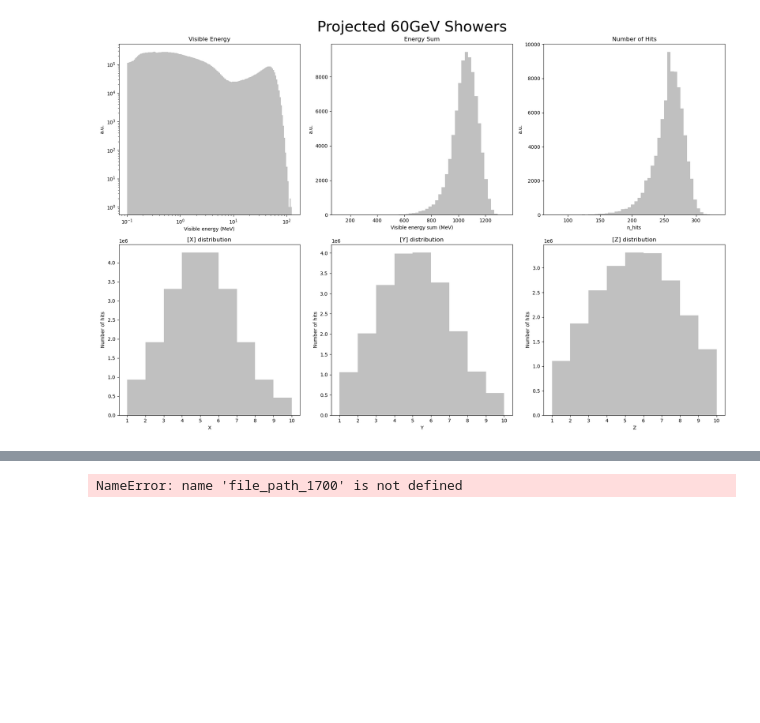
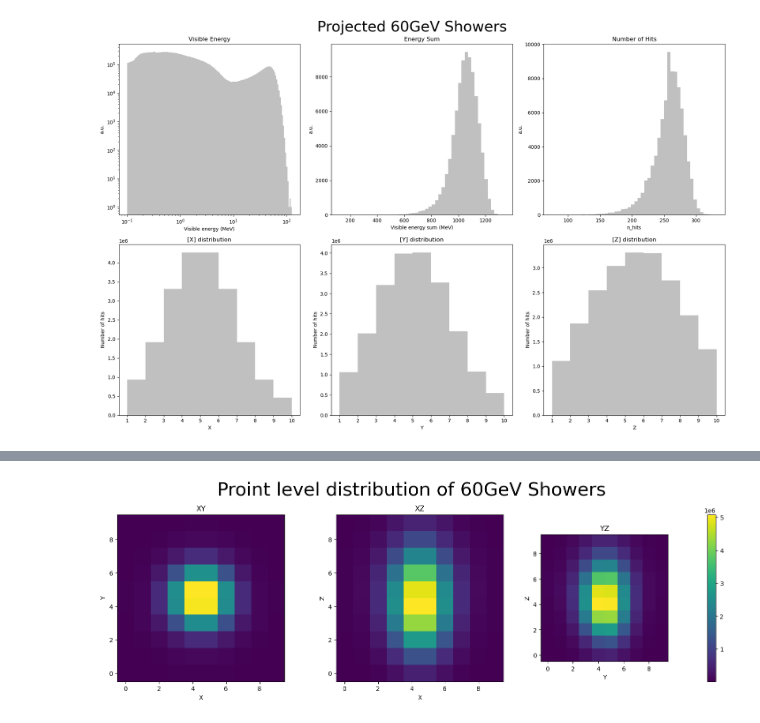
Before and after one commit to HenningRose/Shower_Visualization, a Jupyter notebook: shower_plots.ipynb, the cells around one changed output, grey strips where cells are left out. Drawn from its saved outputs; the diff is of its cells as text; code cells hidden in the pictures; blank space fills up the shorter version.

```diff
--- a/shower_plots.ipynb
+++ b/shower_plots.ipynb
@@ -147,5 +156,5 @@ threedplot(file_path_1700,2000)
 # %%
-def plot_shower_heatmap(file_path, filter_energy=60, threshold_energy=1):
+def plot_shower_heatmap(file_path, filter_energy=60, threshold_energy=5):
     with h5py.File(file_path, 'r') as f:
 
         #importing the total energy per shower
@@ -167,6 +176,12 @@ def plot_shower_heatmap(file_path, filter_energy=60, threshold_energy=1):
 
     # Extract coordinates and energies
     x, y, z, energy = [filtered_data[:, :, i] for i in range(4)]
+
+    nonzero_mask = (energy != 0)
+    x = x[nonzero_mask]
+    y = y[nonzero_mask]
+    z = z[nonzero_mask]
+    energy = energy[nonzero_mask]
     x,y,z,energy = x.flatten(), y.flatten(), z.flatten(), energy.flatten()
 
     heatmap_xy = np.zeros((int(max(y)+1),int(max(y)+1)))
@@ -179,7 +194,7 @@ def plot_shower_heatmap(file_path, filter_energy=60, threshold_energy=1):
         heatmap_zy[int(z[i]), int(y[i])] += energy[i]
         heatmap_zx[int(z[i]), int(x[i])] += energy[i]
 
-    sigma = 1.5  # moothing strength (increase for more blur)
+    sigma = 1.0  # moothing strength (increase for more blur)
 
     # Plot each heatmap
     fig, (ax_xy, ax_xz, ax_zy) = plt.subplots(1, 3, figsize=(15, 5))
@@ -207,12 +222,13 @@ def plot_shower_heatmap(file_path, filter_energy=60, threshold_energy=1):
             ax.set_ylabel('Z')
             ax.set_title('YZ')
 
+    fig.colorbar(im,pad=0.2)
+
     fig.suptitle(f'Proint level distribution of {filter_energy}GeV Showers', fontsize=30)
-    # Improve spacing and display the plot
     plt.tight_layout()
     plt.show()
     fig.savefig(f'./plots/{filter_energy}GeV_{size_of_event}_pointlvl_distribution_.pdf')
 # %%
-plot_shower_heatmap(file_path_1700)
+plot_shower_heatmap(file_path_500)
 # %% [output]
-NameError: name 'file_path_1700' is not defined
+[figure, added]
```
Also changed, not shown: parts of 10 cells of this notebook, 6 other files.
